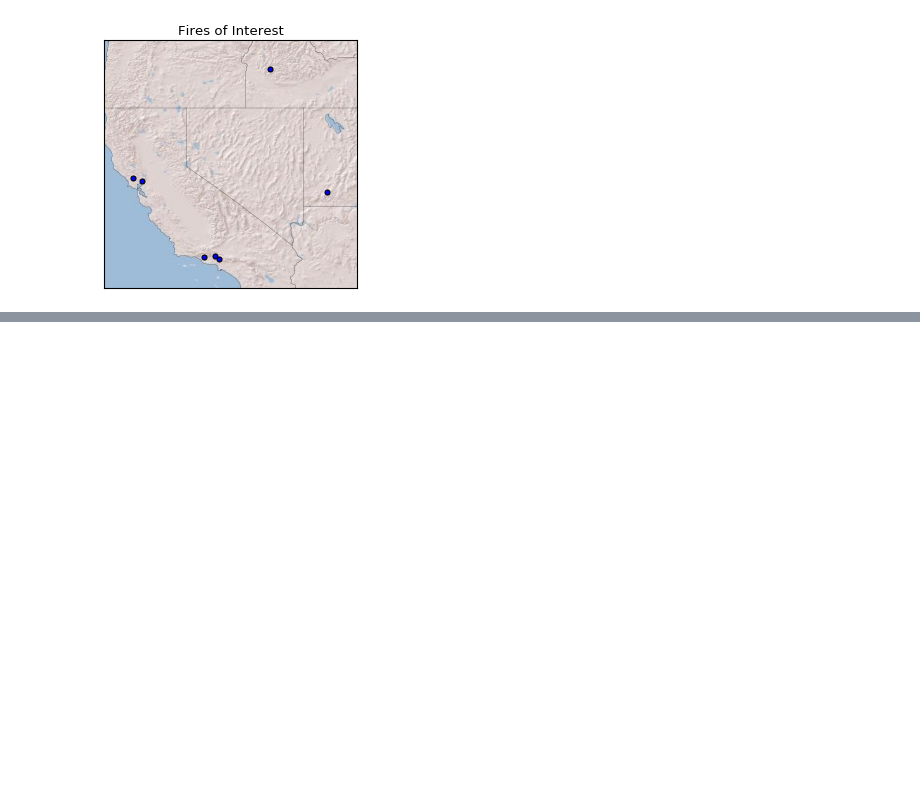
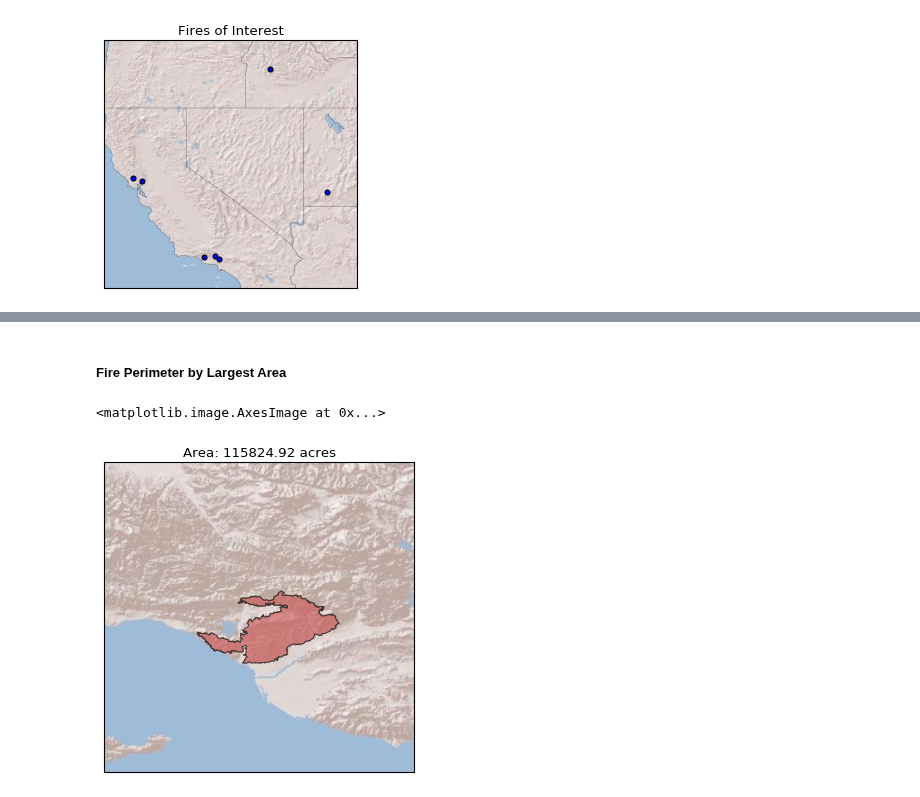
Before and after one commit to blaylockbk/pyBKB_v2, a Jupyter notebook: Fires_HRRR/fires_of_interest.ipynb, the cells around one changed output, grey strips where cells are left out. Drawn from its saved outputs; the diff is of its cells as text; code cells hidden in the pictures; blank space fills up the shorter version.

```diff
--- a/Fires_HRRR/fires_of_interest.ipynb
+++ b/Fires_HRRR/fires_of_interest.ipynb
@@ -94,0 +165,30 @@ per = m.readshapefile(shapefile, 'perim',
+# %% [markdown]
+##### Fire Perimeter by Largest Area
+# %%
+plt.figure(1, figsize=[5, 5])
+
+# Shape by Fire Name and Largest Area
+area = 0
+
+for i, [info, PERIM] in enumerate(zip(ms.perim_info, ms.perim)):
+    # Check if the boundary is one of the large active fires
+    if info['FIRENAME'].upper() == firename:
+        f = info['GISACRES']
+        draw_area = float(f)
+        if draw_area > area:
+            patches = []
+            area = draw_area
+            patches.append(Polygon(np.array(PERIM), True) )
+
+plt.gca().add_collection(PatchCollection(patches,
+                         facecolor='indianred',
+                         alpha=.65,
+                         edgecolor='k',
+                         linewidths=1,
+                         zorder=1))
+
+plt.title('Area: %.2f acres' % area)
+mf.arcgisimage(service='World_Shaded_Relief', dpi=1000)
+# %% [output]
+<matplotlib.image.AxesImage at 0x...>
+[figure, added]
```
Also changed, not shown: parts of 18 cells of this notebook, 2 other files.
